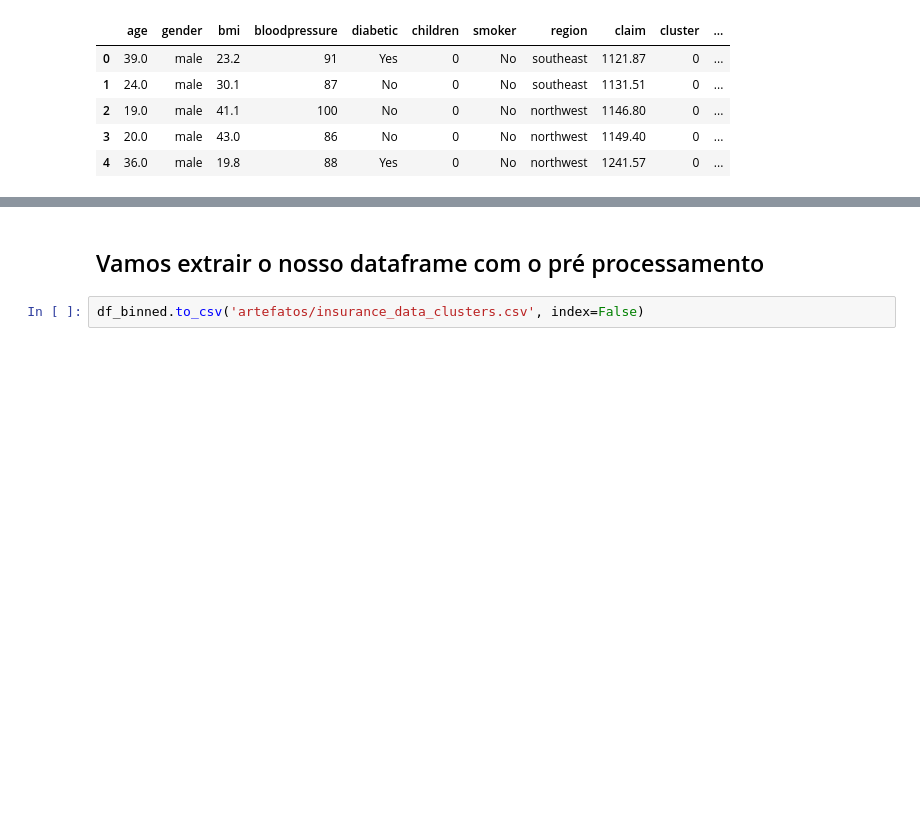
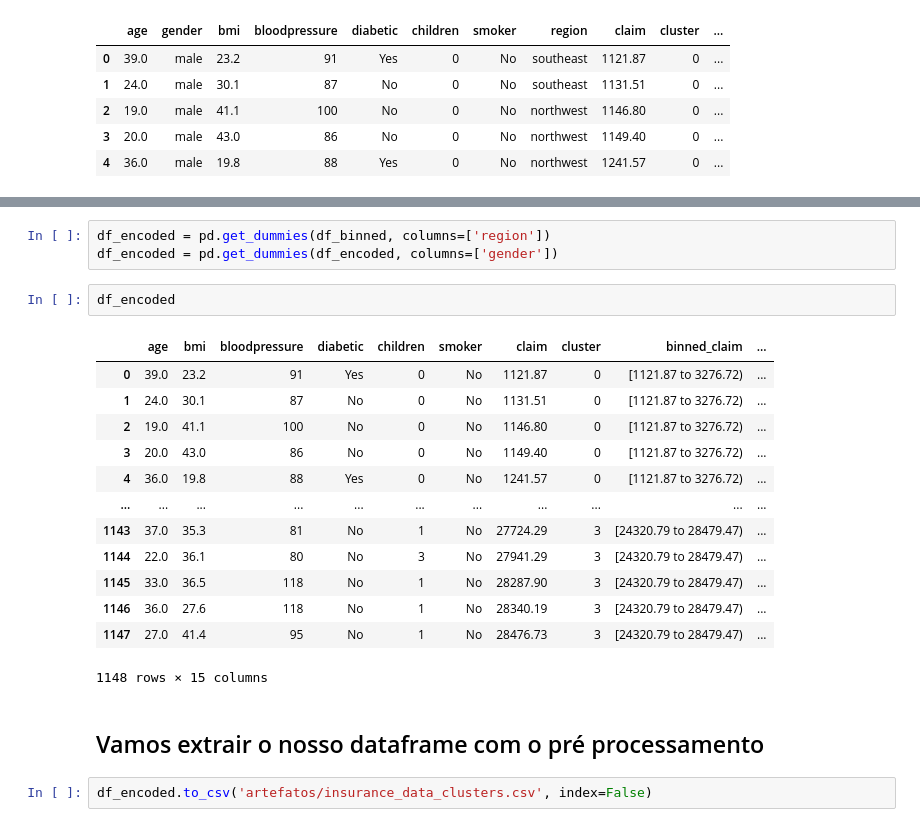
Before and after one commit to TalesVMAlves/Classificador-Seguros, a Jupyter notebook: preProcessamento.ipynb, the cells around one changed output, grey strips where cells are left out. Drawn from its saved outputs; the diff is of its cells as text; blank space fills up the shorter version.

```diff
--- a/preProcessamento.ipynb
+++ b/preProcessamento.ipynb
@@ -201,4 +203,23 @@ df_binned.head()
+# %%
+df_encoded = pd.get_dummies(df_binned, columns=['region'])
+df_encoded = pd.get_dummies(df_encoded, columns=['gender'])
+# %%
+df_encoded
+# %% [output]
+|  | age | bmi | bloodpressure | diabetic | children | smoker | claim | cluster | binned_claim | ... |
+| 0 | 39.0 | 23.2 | 91 | Yes | 0 | No | 1121.87 | 0 | [1121.87 to 3276.72) | ... |
+| 1 | 24.0 | 30.1 | 87 | No | 0 | No | 1131.51 | 0 | [1121.87 to 3276.72) | ... |
+| 2 | 19.0 | 41.1 | 100 | No | 0 | No | 1146.80 | 0 | [1121.87 to 3276.72) | ... |
+| 3 | 20.0 | 43.0 | 86 | No | 0 | No | 1149.40 | 0 | [1121.87 to 3276.72) | ... |
+| 4 | 36.0 | 19.8 | 88 | Yes | 0 | No | 1241.57 | 0 | [1121.87 to 3276.72) | ... |
+| ... | ... | ... | ... | ... | ... | ... | ... | ... | ... | ... |
+| 1143 | 37.0 | 35.3 | 81 | No | 1 | No | 27724.29 | 3 | [24320.79 to 28479.47) | ... |
+| 1144 | 22.0 | 36.1 | 80 | No | 3 | No | 27941.29 | 3 | [24320.79 to 28479.47) | ... |
+| 1145 | 33.0 | 36.5 | 118 | No | 1 | No | 28287.90 | 3 | [24320.79 to 28479.47) | ... |
+| 1146 | 36.0 | 27.6 | 118 | No | 1 | No | 28340.19 | 3 | [24320.79 to 28479.47) | ... |
+| 1147 | 27.0 | 41.4 | 95 | No | 1 | No | 28476.73 | 3 | [24320.79 to 28479.47) | ... |
+1148 rows × 15 columns
 # %% [markdown]
 ## Vamos extrair o nosso dataframe com o pré processamento
 # %%
-df_binned.to_csv('artefatos/insurance_data_clusters.csv', index=False)
+df_encoded.to_csv('artefatos/insurance_data_clusters.csv', index=False)
```
Also changed, not shown: parts of 1 cell of this notebook.
